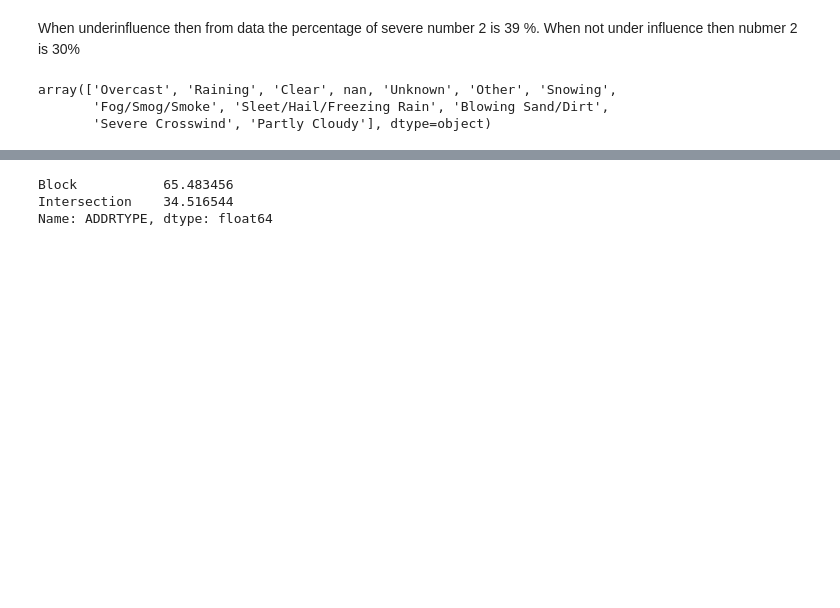
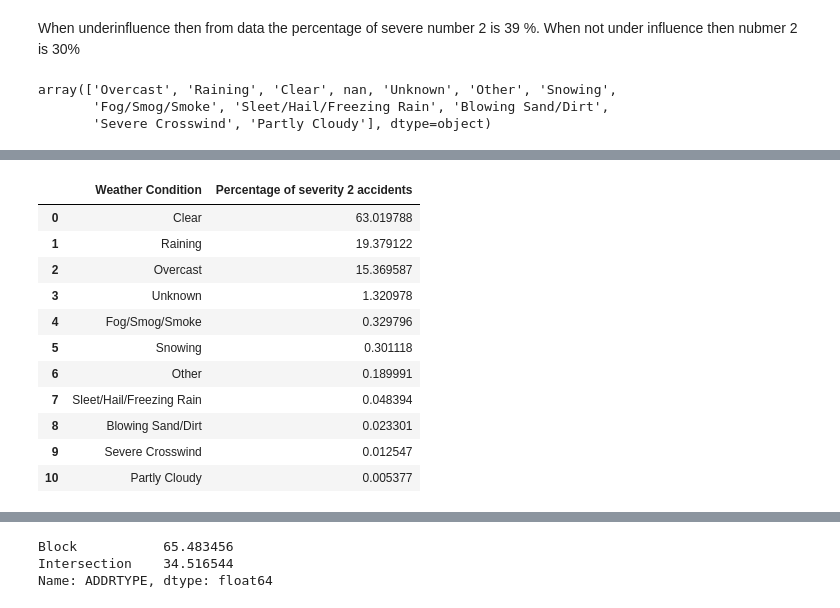
Before and after one commit to hammadyaqoob1985/ibm_capstone_project, a Jupyter notebook: capstone_project.ipynb, the cells around one changed output, grey strips where cells are left out. Drawn from its saved outputs; the diff is of its cells as text; code cells hidden in the pictures; blank space fills up the shorter version.

```diff
--- a/capstone_project.ipynb
+++ b/capstone_project.ipynb
@@ -227,0 +205,23 @@ Name: LIGHTCOND, dtype: float64
+# %%
+df_WEATHER_SEVERITY_2 = df_relevant[['WEATHER','SEVERITYCODE']]
+df_WEATHER_SEVERITY_2 = df_WEATHER_SEVERITY_2[df_WEATHER_SEVERITY_2['SEVERITYCODE'] == 2]
+df_WEATHER_SEVERITY_2 = df_WEATHER_SEVERITY_2[['WEATHER']]
+
+
+df_weather_perc_severity_2 = df_WEATHER_SEVERITY_2['WEATHER'].value_counts(normalize=True).rename_axis('unique_values').reset_index(name='counts')
+df_weather_perc_severity_2.columns = ['Weather Condition', 'Percentage of severity 2 accidents']
+df_weather_perc_severity_2['Percentage of severity 2 accidents'] = df_weather_perc_severity_2['Percentage of severity 2 accidents'] * 100
+df_weather_perc_severity_2
+# %% [output]
+|  | Weather Condition | Percentage of severity 2 accidents |
+| 0 | Clear | 63.019788 |
+| 1 | Raining | 19.379122 |
+| 2 | Overcast | 15.369587 |
+| 3 | Unknown | 1.320978 |
+| 4 | Fog/Smog/Smoke | 0.329796 |
+| 5 | Snowing | 0.301118 |
+| 6 | Other | 0.189991 |
+| 7 | Sleet/Hail/Freezing Rain | 0.048394 |
+| 8 | Blowing Sand/Dirt | 0.023301 |
+| 9 | Severe Crosswind | 0.012547 |
+| 10 | Partly Cloudy | 0.005377 |
```
Also changed, not shown: parts of 12 cells of this notebook.
